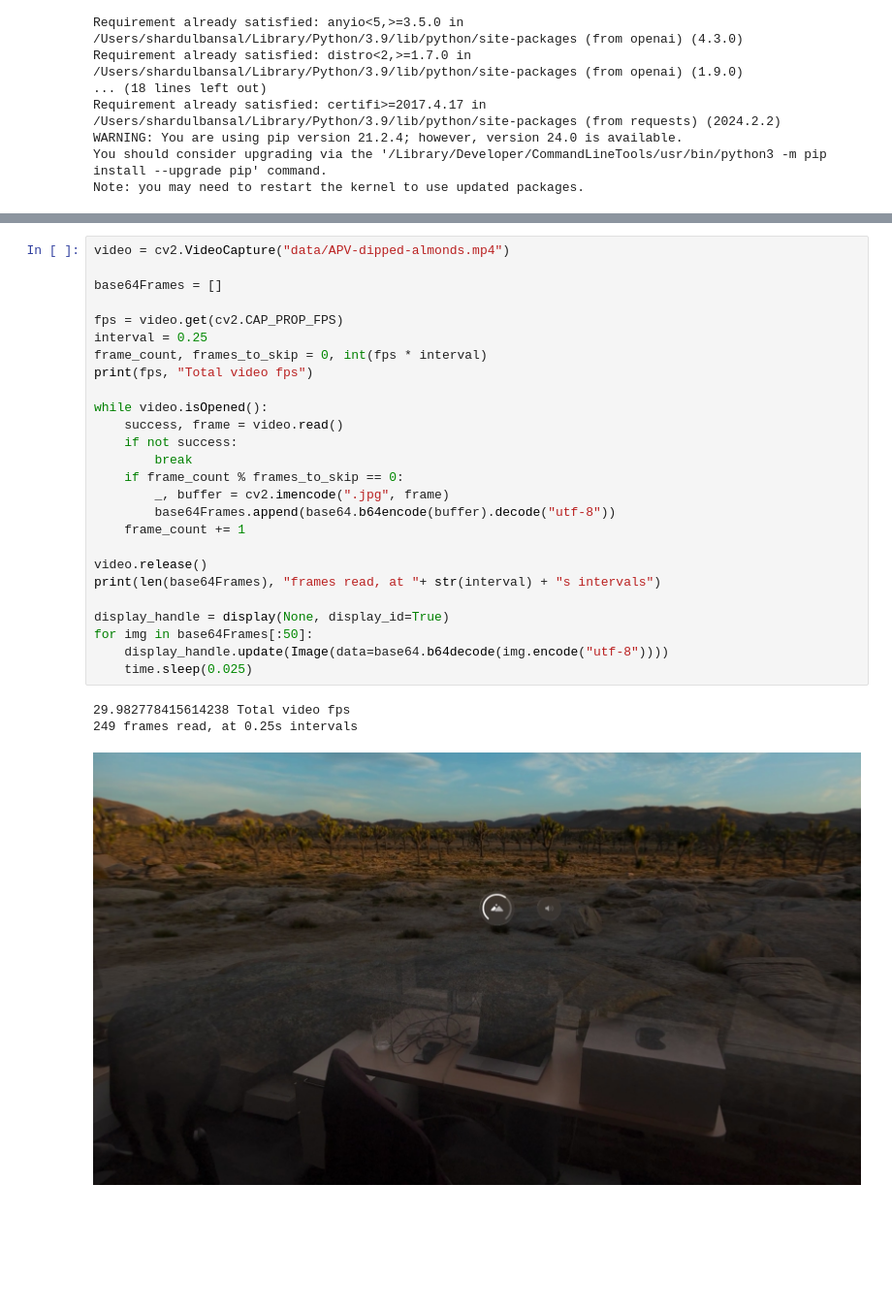
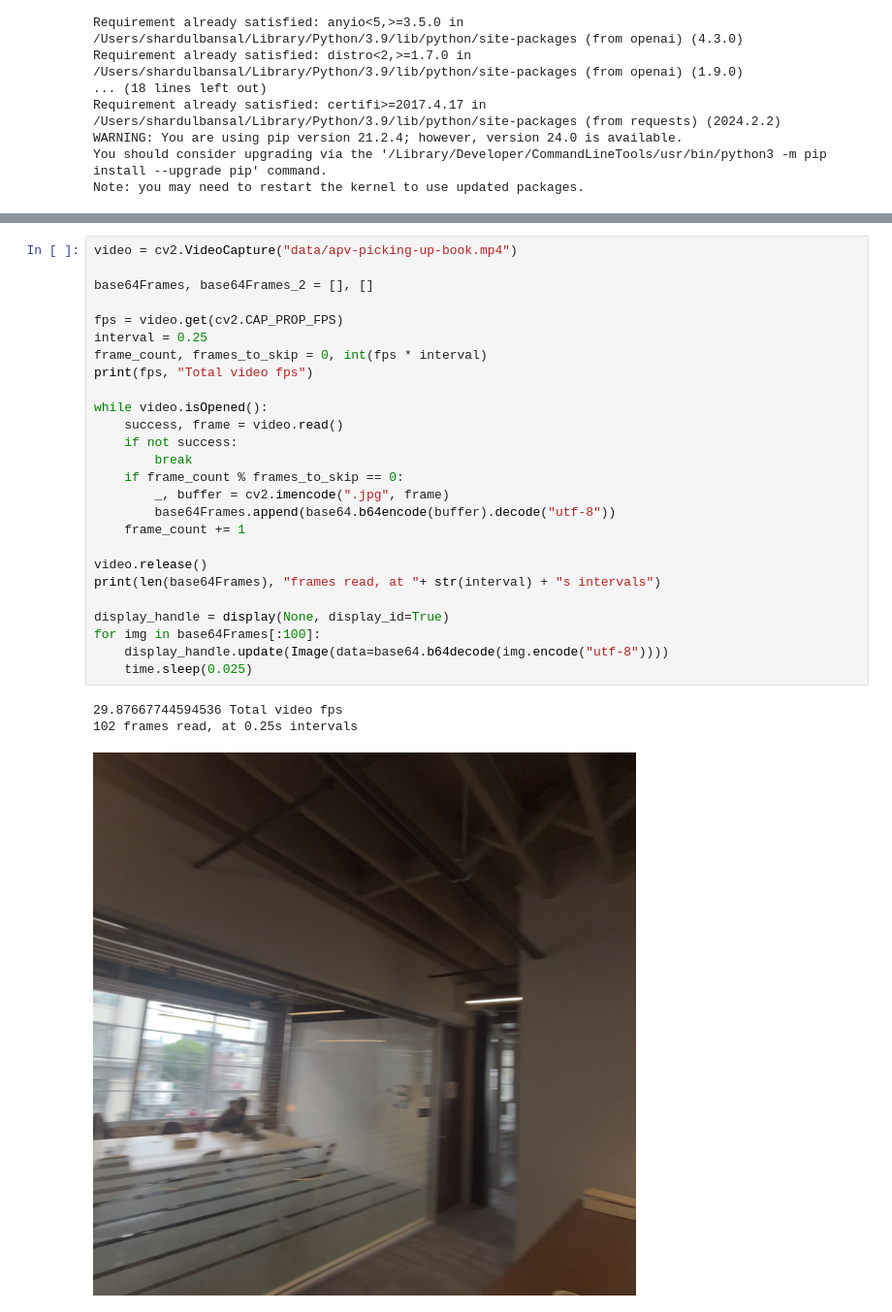
Before and after one commit to emmethalm/cortex, a Jupyter notebook: visionToText/intellirunbook_demo.ipynb, the cells around one changed output, grey strips where cells are left out. Shown at 97% size. Cells and saved outputs as stored; diff of their text form; blank space fills up the shorter version.

```diff
--- a/visionToText/intellirunbook_demo.ipynb
+++ b/visionToText/intellirunbook_demo.ipynb
@@ -34,33 +34,33 @@ client = OpenAI(api_key=os.environ.get("OPENAI_API_KEY", "sk-hYYf1lyM3sHCa1Esamd
 # %%
-video = cv2.VideoCapture("data/APV-dipped-almonds.mp4")
+video = cv2.VideoCapture("data/apv-picking-up-book.mp4")
 
-base64Frames = []
+base64Frames, base64Frames_2 = [], []
 
 fps = video.get(cv2.CAP_PROP_FPS)
 interval = 0.25
 frame_count, frames_to_skip = 0, int(fps * interval)
 print(fps, "Total video fps")
 
 while video.isOpened():
     success, frame = video.read()
     if not success:
         break
     if frame_count % frames_to_skip == 0:
         _, buffer = cv2.imencode(".jpg", frame)
         base64Frames.append(base64.b64encode(buffer).decode("utf-8"))
     frame_count += 1
 
 video.release()
 print(len(base64Frames), "frames read, at "+ str(interval) + "s intervals")
 
 display_handle = display(None, display_id=True)
-for img in base64Frames[:50]:
+for img in base64Frames[:100]:
     display_handle.update(Image(data=base64.b64decode(img.encode("utf-8"))))
     time.sleep(0.025)
 # %% [output]
-29.982778415614238 Total video fps
-249 frames read, at 0.25s intervals
+29.87667744594536 Total video fps
+102 frames read, at 0.25s intervals
-[figure, old version]
+[figure, new version]
 # %%
 PROMPT_MESSAGES = [
     {
```
Also changed, not shown: parts of 2 cells of this notebook, 3 other files.
